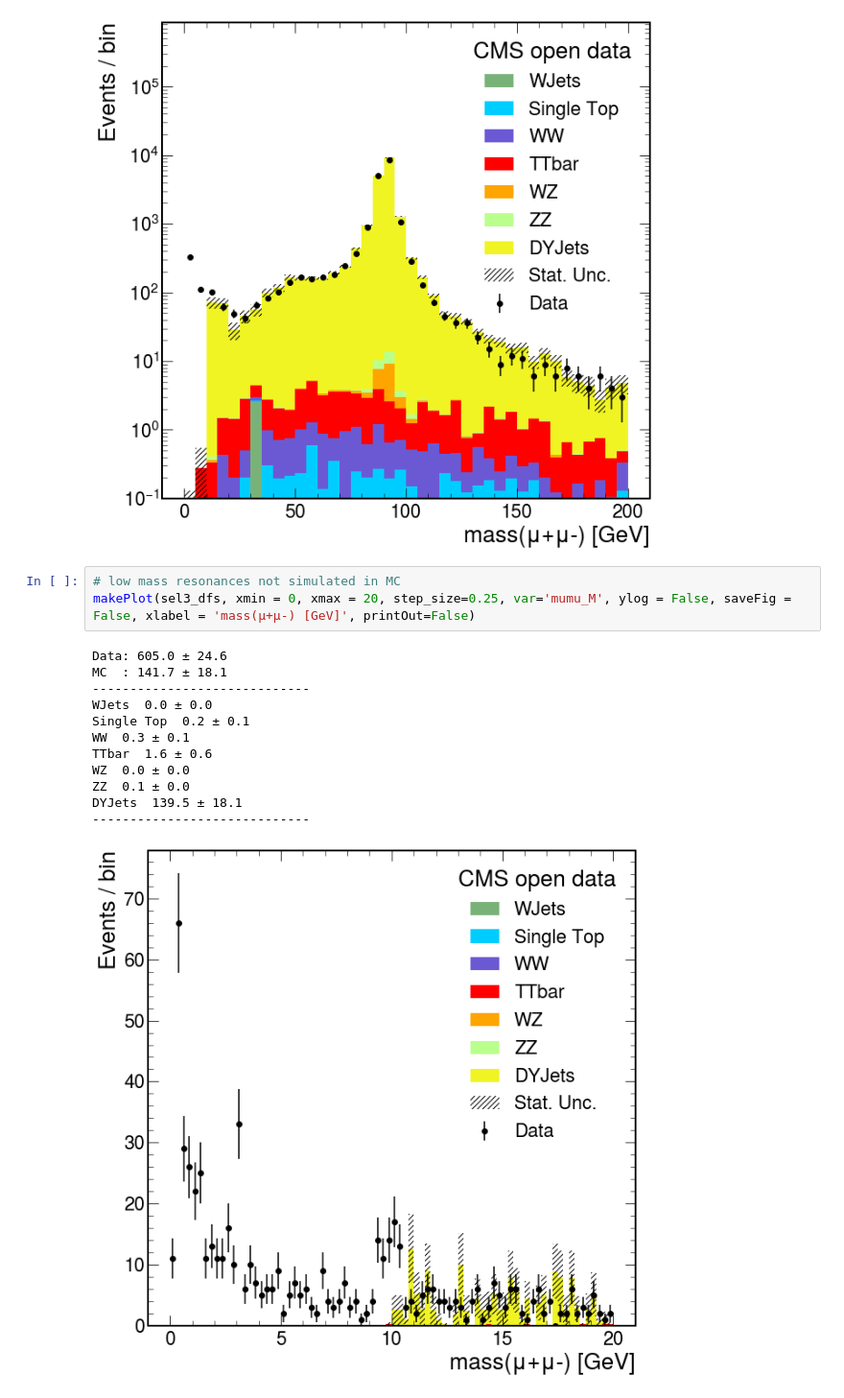
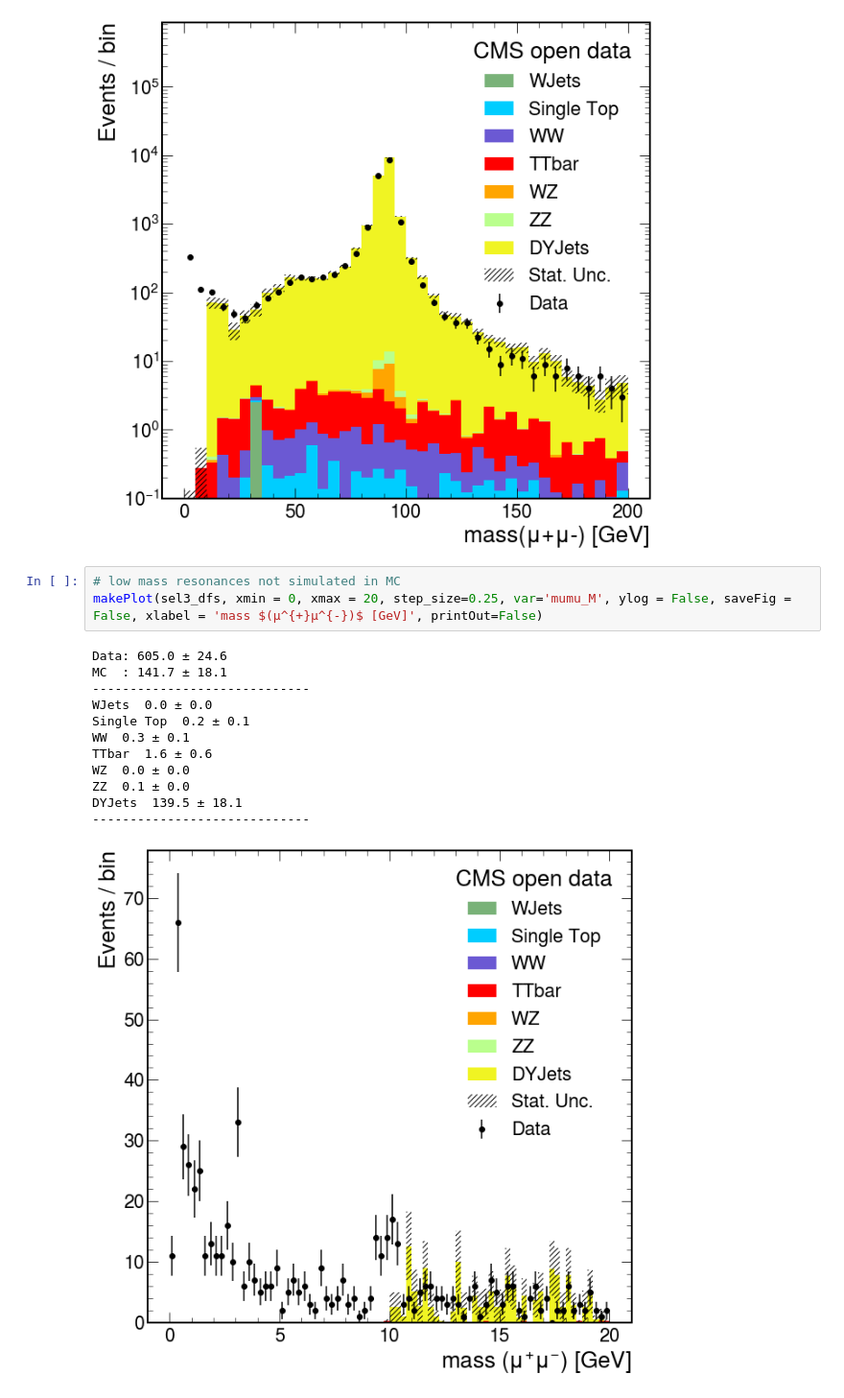
Before and after one commit to theofil/LazyHEPTutorial, a Jupyter notebook: code/python/LazyHEPTutorialColab.ipynb, the cells around one changed output. Shown: that part at 96% size. Saved outputs shown, nothing was run; the diff lists cells and outputs as text.

```diff
--- a/code/python/LazyHEPTutorialColab.ipynb
+++ b/code/python/LazyHEPTutorialColab.ipynb
@@ -533,17 +530,17 @@ DYJets  19218.2 ± 103.2
 [figure]
 # %%
 # low mass resonances not simulated in MC
-makePlot(sel3_dfs, xmin = 0, xmax = 20, step_size=0.25, var='mumu_M', ylog = False, saveFig = False, xlabel = 'mass(μ+μ-) [GeV]', printOut=False)
+makePlot(sel3_dfs, xmin = 0, xmax = 20, step_size=0.25, var='mumu_M', ylog = False, saveFig = False, xlabel = 'mass $(μ^{+}μ^{-})$ [GeV]', printOut=False)
 # %% [output]
 Data: 605.0 ± 24.6
 MC  : 141.7 ± 18.1
 -----------------------------
 WJets  0.0 ± 0.0
 Single Top  0.2 ± 0.1
 WW  0.3 ± 0.1
 TTbar  1.6 ± 0.6
 WZ  0.0 ± 0.0
 ZZ  0.1 ± 0.0
 DYJets  139.5 ± 18.1
 -----------------------------
-[figure, old version]
+[figure, new version]
```
Also changed, not shown: parts of 5 cells of this notebook.
